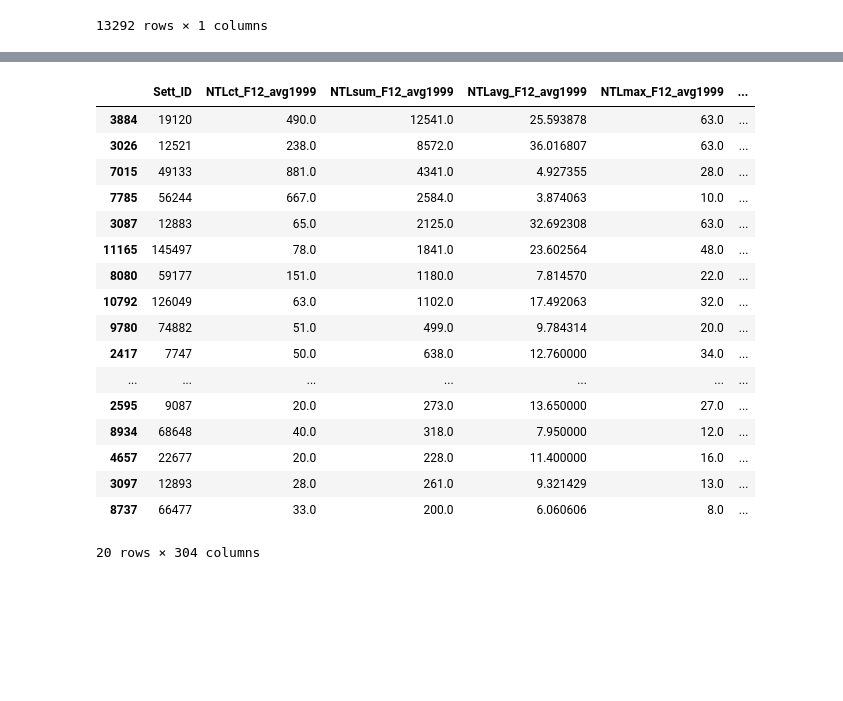
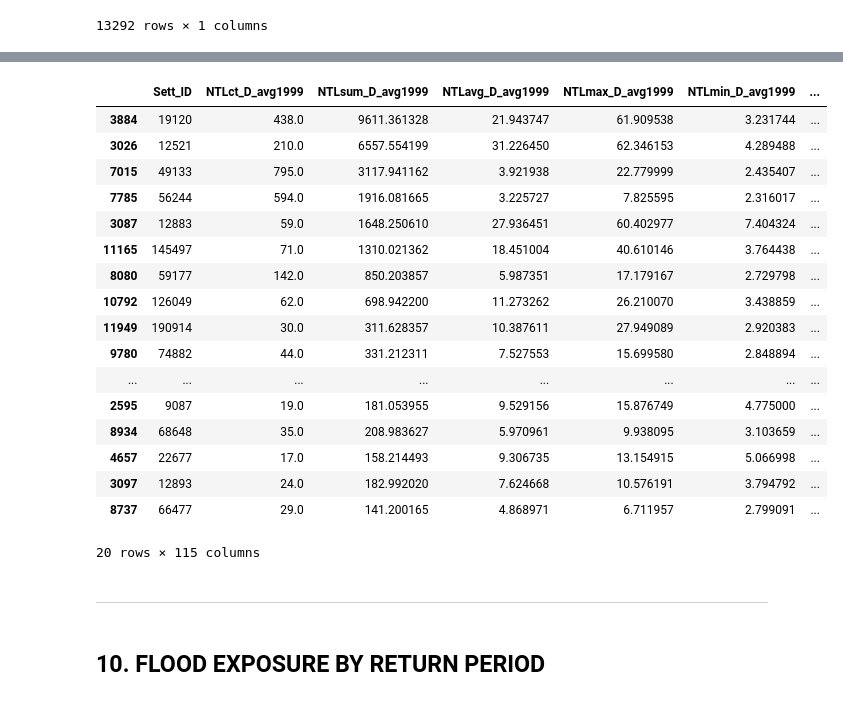
Before and after one commit to gracedoherty/urban_growth, a Jupyter notebook: Urbanization_v7.ipynb, the cells around one changed output, grey strips where cells are left out. Cells and saved outputs as stored; diff of their text form; code cells hidden in the pictures; blank space fills up the shorter version.

```diff
--- a/Urbanization_v7.ipynb
+++ b/Urbanization_v7.ipynb
@@ -966,7 +989,7 @@ AllSummaries.sort_values('PopSum2010', ascending=False).head(20)
 ### 9.1 Reclassify with settlement buffer mask.
 Reclassify so that we only need to work with cells within X distance of settlements. The two NTL sources have already been reprojected in a separate script, and cropped to Central & Western Africa.
 # %%
-ProjCRS = gdal.WarpOptions(dstSRS='ESRI:102022')
+ProjCRS = gdal.WarpOptions(dstSRS='EPSG:4326')
 with fiona.open(r'Results/Catchment.gpkg', mode="r", layer="Buff250m_2015") as shapefile:
     MaskGeom = [feature["geometry"] for feature in shapefile] # Identify the bounding areas of the mask.
 # Mask_out = './LatestYearBuffer.tif'
@@ -1003,26 +1019,23 @@ AnnualizedSourceFiles
 # %%
-# This codeblock changes each annual population raster's projection (gdal.Warp()),
+# This codeblock changes each annual raster's projection (gdal.Warp()),
 # then masks it to within a specified distance of the settlements (rasterio.mask.mask()).
 
 for YearFile in AnnualizedSourceFiles:
 
     InputRasterPath = os.path.join(ProjectFolder, "NTL/SourceFiles", YearFile)
-    Sensor = YearFile[:3] # Remove characters in or after position 3 (4th character).
-    Year = YearFile[4:8] # Remove characters before position 3, and those in or after position 7.
+    Sensor = YearFile[:1] # Remove characters in or after position 1 (2nd character). aka keep just the first character.
+    Year = YearFile[2:6] # Remove characters before position 2, and those in or after position 6. (keep the 3rd - 6th characters)
     # Confusingly, left of : is inclusive and right of : is exclusive. "Slice returns a "substring" text[i:j] from your original String where "i" are the initial index (inclusive) and "j" are the end index (exclusive)."
 
-    if YearFile.endswith('_avg.tif') == True:
+    if YearFile.endswith('avg.tif') == True:
         IndicType = '_avg'
-    elif YearFile.endswith('ormavg.tif') == True:
-        IndicType = '_ormavg'
-    elif YearFile.endswith('mskavg.tif') == True:
-        IndicType = '_mskavg'
     else:
-        IndicType = '_cfcvg'
+        IndicType = '_cfc'
 
-    TempOutputName = 'Temp_' + Sensor + '_' + Year + IndicType + ".tif"
+    TempOutputName = 'Temp_' + Sensor + '_' + Year + IndicType + '.tif'
     TempOutputPath = os.path.join(ProjectFolder, "NTL", TempOutputName)
-    FinalOutputPath = os.path.join(ProjectFolder, "NTL", ''.join(['Msk_', Sensor, '_', Year, IndicType, '.tif']))
+    FinalOutputName = 'Msk_' + Sensor + '_' + Year + IndicType + '.tif'
+    FinalOutputPath = os.path.join(ProjectFolder, "NTL", FinalOutputName)
 
     if exists(FinalOutputPath): # If we already did both the warp and the mask, the file will be here and we can skip it.
         pass
@@ -1030,7 +1043,7 @@ for YearFile in AnnualizedSourceFiles:
         # Reproject to same CRS as settlements.
         InputRasterObject = gdal.Open(InputRasterPath)
 
-        if osr.SpatialReference(wkt=InputRasterObject.GetProjection()).GetAttrValue('projcs') != 'Africa_Albers_Equal_Area_Conic':
+        if osr.SpatialReference(wkt=InputRasterObject.GetProjection()).GetAttrValue('geogcs') != 'WGS 84':
             Warp = gdal.Warp(TempOutputPath, # Where to store the warped raster
                          InputRasterObject, # Which raster to warp
                          format='GTiff',
@@ -1094,9 +1123,8 @@ AnnualizedSourceFiles = None
 
 XYZ is similar to .csv. Raster cell centers are stored as x and y, and their value is stored as z.
 # %%
-NoDataVal = 0
-Settlements = gpd.read_file(r'Results/SETTLEMENTS.gpkg', layer='SETTLEMENTS')[['Sett_ID', 'geometry']]
-AllSummaries = pd.DataFrame(Settlements).drop(columns='geometry')
+Settlements = gpd.read_file(r'Results/SETTLEMENTS.gpkg', layer='SETTLEMENTS_albers')[['Sett_ID', 'geometry']]
+AllSummaries = pd.DataFrame(Settlements).drop(columns='geometry') # Create an ID-only dataframe on which to merge results.
 
 AnnualizedMaskedFiles = [i for i in os.listdir('NTL') if i.endswith('.tif')]
 AnnualizedMaskedFiles
@@ -1344,22 +1329,26 @@ Joined settlement ID onto vectorized raster cells for Msk_F12_1999_avg.tif. Sun
 # %%
 # Check contents
-AllSummaries.sort_values('NTLsum_F18_avg2012', ascending=False).head(20)
+AllSummaries.sort_values('NTLsum_D_avg2012', ascending=False).head(20)
 # %% [output]
-|  | Sett_ID | NTLct_F12_avg1999 | NTLsum_F12_avg1999 | NTLavg_F12_avg1999 | NTLmax_F12_avg1999 | ... |
-| 3884 | 19120 | 490.0 | 12541.0 | 25.593878 | 63.0 | ... |
-| 3026 | 12521 | 238.0 | 8572.0 | 36.016807 | 63.0 | ... |
-| 7015 | 49133 | 881.0 | 4341.0 | 4.927355 | 28.0 | ... |
-| 7785 | 56244 | 667.0 | 2584.0 | 3.874063 | 10.0 | ... |
-| 3087 | 12883 | 65.0 | 2125.0 | 32.692308 | 63.0 | ... |
-| 11165 | 145497 | 78.0 | 1841.0 | 23.602564 | 48.0 | ... |
-| 8080 | 59177 | 151.0 | 1180.0 | 7.814570 | 22.0 | ... |
-| 10792 | 126049 | 63.0 | 1102.0 | 17.492063 | 32.0 | ... |
-| 9780 | 74882 | 51.0 | 499.0 | 9.784314 | 20.0 | ... |
-| 2417 | 7747 | 50.0 | 638.0 | 12.760000 | 34.0 | ... |
-| ... | ... | ... | ... | ... | ... | ... |
-| 2595 | 9087 | 20.0 | 273.0 | 13.650000 | 27.0 | ... |
-| 8934 | 68648 | 40.0 | 318.0 | 7.950000 | 12.0 | ... |
-| 4657 | 22677 | 20.0 | 228.0 | 11.400000 | 16.0 | ... |
-| 3097 | 12893 | 28.0 | 261.0 | 9.321429 | 13.0 | ... |
-| 8737 | 66477 | 33.0 | 200.0 | 6.060606 | 8.0 | ... |
+|  | Sett_ID | NTLct_D_avg1999 | NTLsum_D_avg1999 | NTLavg_D_avg1999 | NTLmax_D_avg1999 | NTLmin_D_avg1999 | ... |
+| 3884 | 19120 | 438.0 | 9611.361328 | 21.943747 | 61.909538 | 3.231744 | ... |
+| 3026 | 12521 | 210.0 | 6557.554199 | 31.226450 | 62.346153 | 4.289488 | ... |
+| 7015 | 49133 | 795.0 | 3117.941162 | 3.921938 | 22.779999 | 2.435407 | ... |
+| 7785 | 56244 | 594.0 | 1916.081665 | 3.225727 | 7.825595 | 2.316017 | ... |
+| 3087 | 12883 | 59.0 | 1648.250610 | 27.936451 | 60.402977 | 7.404324 | ... |
+| 11165 | 145497 | 71.0 | 1310.021362 | 18.451004 | 40.610146 | 3.764438 | ... |
+| 8080 | 59177 | 142.0 | 850.203857 | 5.987351 | 17.179167 | 2.729798 | ... |
+| 10792 | 126049 | 62.0 | 698.942200 | 11.273262 | 26.210070 | 3.438859 | ... |
+| 11949 | 190914 | 30.0 | 311.628357 | 10.387611 | 27.949089 | 2.920383 | ... |
+| 9780 | 74882 | 44.0 | 331.212311 | 7.527553 | 15.699580 | 2.848894 | ... |
+| ... | ... | ... | ... | ... | ... | ... | ... |
+| 2595 | 9087 | 19.0 | 181.053955 | 9.529156 | 15.876749 | 4.775000 | ... |
+| 8934 | 68648 | 35.0 | 208.983627 | 5.970961 | 9.938095 | 3.103659 | ... |
+| 4657 | 22677 | 17.0 | 158.214493 | 9.306735 | 13.154915 | 5.066998 | ... |
+| 3097 | 12893 | 24.0 | 182.992020 | 7.624668 | 10.576191 | 3.794792 | ... |
+| 8737 | 66477 | 29.0 | 141.200165 | 4.868971 | 6.711957 | 2.799091 | ... |
-20 rows × 304 columns
+20 rows × 115 columns
+# %% [markdown]
+---
+# %% [markdown]
+## 10. FLOOD EXPOSURE BY RETURN PERIOD
```
Also changed, not shown: parts of 51 cells of this notebook.
